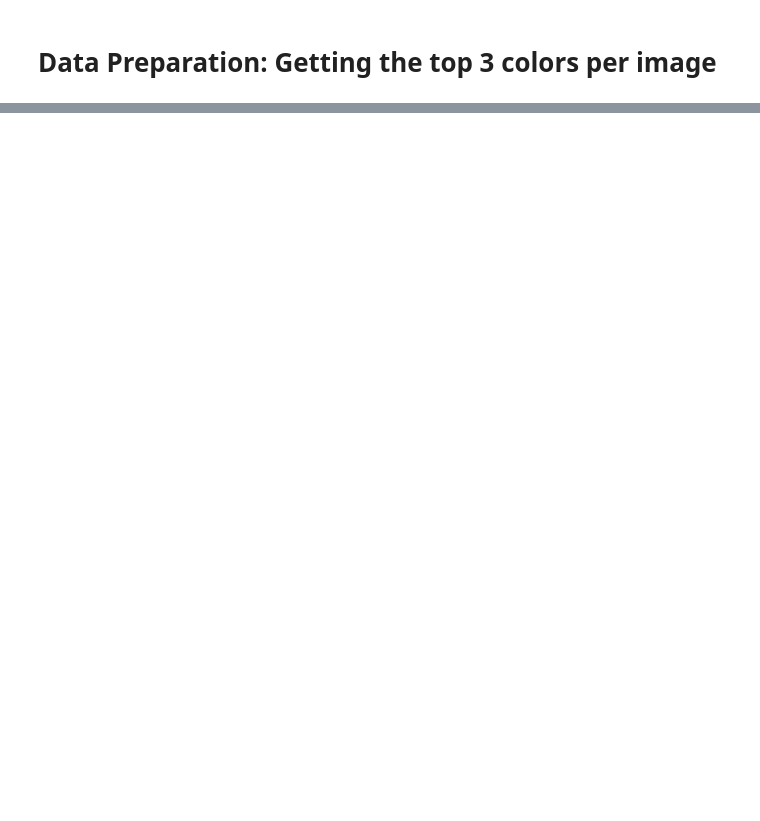
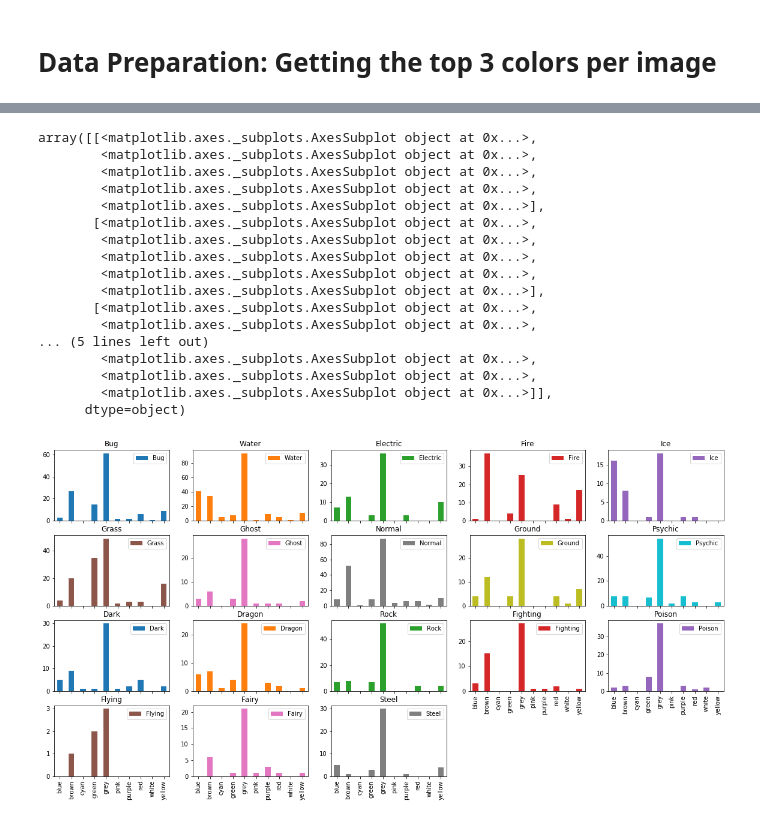
Before and after one commit to mel-ding/Comp340Project, a Jupyter notebook: Pokemon/Pokemon.ipynb, the cells around one changed output, grey strips where cells are left out. Cells and saved outputs as stored; diff of their text form; code cells hidden in the pictures; blank space fills up the shorter version.

```diff
--- a/Pokemon/Pokemon.ipynb
+++ b/Pokemon/Pokemon.ipynb
@@ -158,0 +171,3 @@ colors.head()
+# %%
+colors3 = colors[['name', 'category1', 'category2', 'category3']]
+colors3.head()
@@ -158,0 +181,4 @@ colors.head()
+# %%
+alldata = pd.merge(colors3, image_data, left_on="name", right_on="Name", how="inner")
+alldata = alldata.drop(['Name'], axis=1)
+alldata.head()
@@ -158,0 +197,9 @@ colors.head()
+# %%
+# Get the count of each color per type of pokemon
+type_counts = {}
+for poke_type in types:
+    c1 = alldata[alldata['Type1'] == poke_type].groupby(alldata['category1']).count().category1
+    c2 = alldata[alldata['Type1'] == poke_type].groupby(alldata['category2']).count().category2
+    c3 = alldata[alldata['Type1'] == poke_type].groupby(alldata['category3']).count().category3
+    counts = c1.add(c2, c3, fill_value=0)
+    type_counts[poke_type] = counts
@@ -158,0 +224,4 @@ colors.head()
+# %%
+type_counts_df = pd.DataFrame(type_counts)
+type_counts_df = type_counts_df.fillna(0)
+type_counts_df
@@ -158,0 +240,21 @@ colors.head()
+# %%
+type_counts_df.plot(kind="bar", subplots = True, layout=(4,5), figsize=(20,10))
+# %% [output]
+array([[<matplotlib.axes._subplots.AxesSubplot object at 0x...>,
+        <matplotlib.axes._subplots.AxesSubplot object at 0x...>,
+        <matplotlib.axes._subplots.AxesSubplot object at 0x...>,
+        <matplotlib.axes._subplots.AxesSubplot object at 0x...>,
+        <matplotlib.axes._subplots.AxesSubplot object at 0x...>],
+       [<matplotlib.axes._subplots.AxesSubplot object at 0x...>,
+        <matplotlib.axes._subplots.AxesSubplot object at 0x...>,
+        <matplotlib.axes._subplots.AxesSubplot object at 0x...>,
+        <matplotlib.axes._subplots.AxesSubplot object at 0x...>,
+        <matplotlib.axes._subplots.AxesSubplot object at 0x...>],
+       [<matplotlib.axes._subplots.AxesSubplot object at 0x...>,
+        <matplotlib.axes._subplots.AxesSubplot object at 0x...>,
+... (5 lines left out)
+        <matplotlib.axes._subplots.AxesSubplot object at 0x...>,
+        <matplotlib.axes._subplots.AxesSubplot object at 0x...>,
+        <matplotlib.axes._subplots.AxesSubplot object at 0x...>]],
+      dtype=object)
+[figure, added]
```
Also changed, not shown: parts of 15 cells of this notebook, 1 other file.
